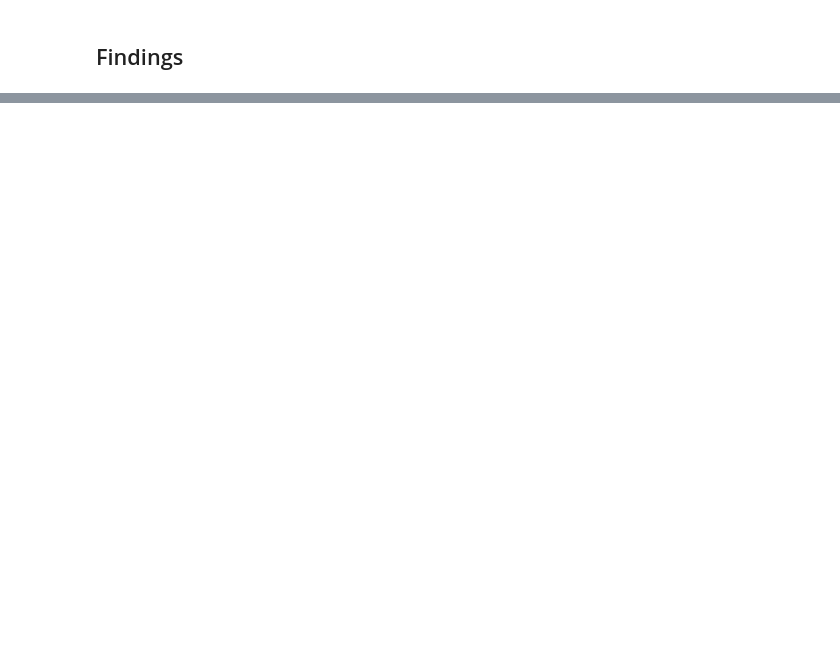
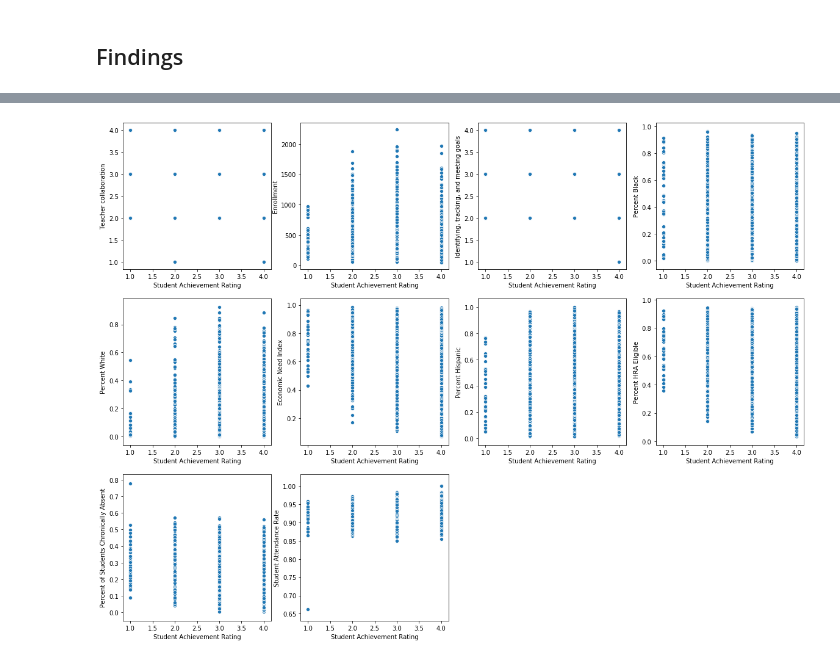
Before and after one commit to sharonk515/NYC_education_2018, a Jupyter notebook: Modeling - Student Achievement (Classification).ipynb, the cells around one changed output, grey strips where cells are left out. Saved outputs shown, nothing was run; the diff lists cells and outputs as text; code cells hidden in the pictures; blank space fills up the shorter version.

```diff
--- a/Modeling - Student Achievement (Classification).ipynb
+++ b/Modeling - Student Achievement (Classification).ipynb
@@ -667,0 +679,8 @@ svm_feat_imp.head(10)
+# %%
+plt.figure(figsize=(20, 15))
+for row, col in enumerate(list(svm_feat_imp['Feature'][-10:].values)):
+    plt.subplot(3, 4, row+1)
+    sns.scatterplot(nyc_schools['Student Achievement Rating'],
+                    nyc_schools[col])
+# %% [output]
+[figure, added]
```
Also changed, not shown: parts of 38 cells of this notebook, 8 other files.
